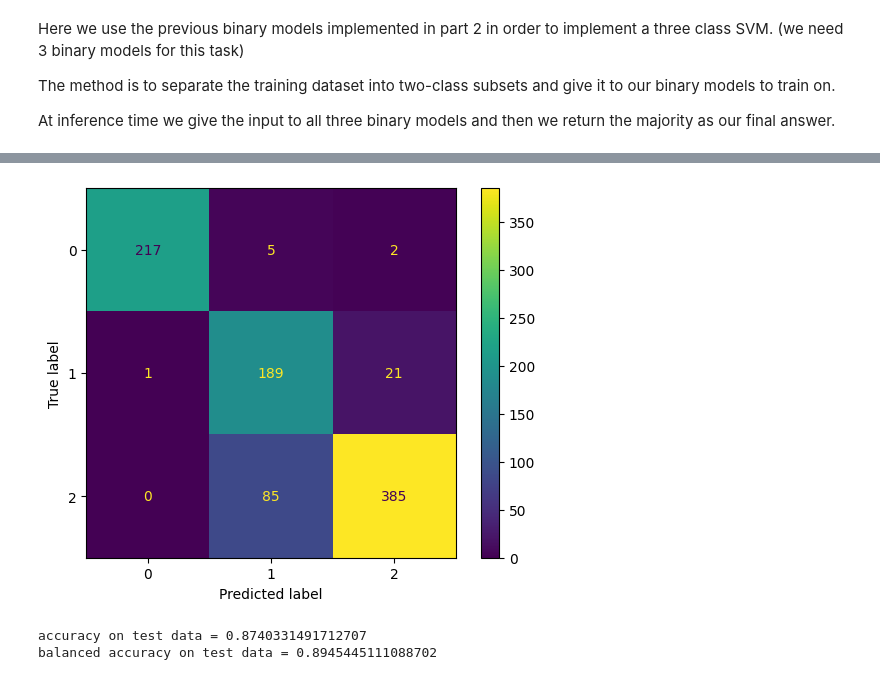
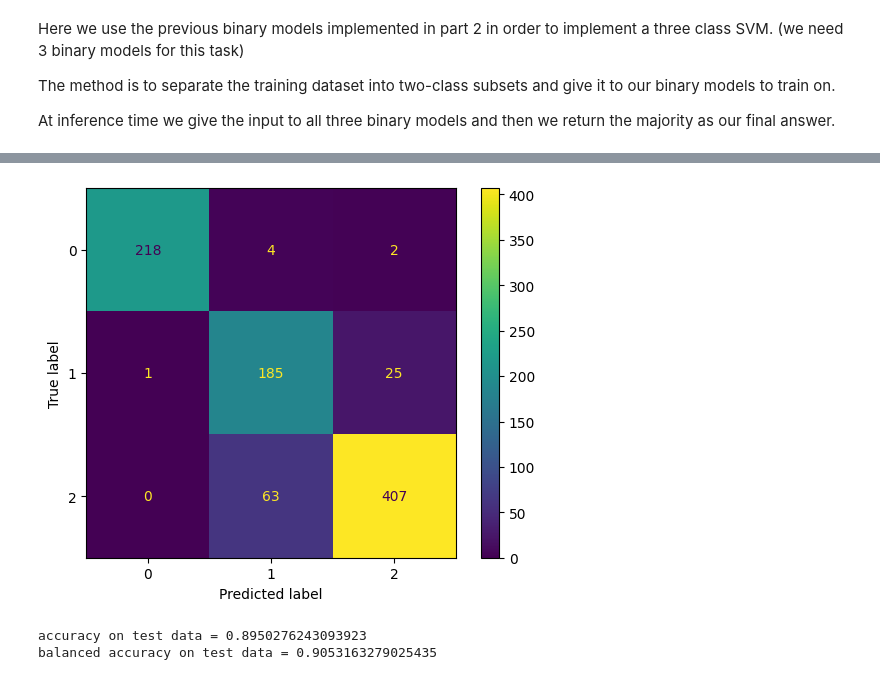
Before and after one commit to sehbeygi79/Soft-SVM, a Jupyter notebook: soft-svm.ipynb, the cells around one changed output, grey strips where cells are left out. Cells and saved outputs as stored; diff of their text form; code cells hidden in the pictures.

```diff
--- a/soft-svm.ipynb
+++ b/soft-svm.ipynb
@@ -170,11 +170,13 @@ class SoftMarginSVMKernel:
         ).squeeze()
 
     def predict(self, X):
-        return np.sign(
+        y_hat = np.sign(
             np.dot(
                 self.calc_rbf_kernel_matrix(X, self.sv_x), (self.sv_y * self.sv_alpha)
             ).squeeze()
         )
+        y_hat[y_hat == 0] = 1
+        return y_hat
 # %% [markdown]
 ## Fine Tuning Sigma
 # %%
@@ -383,0 +389,18 @@ class ThreeClassSoftSVMKernel:
+# %%
+acc_list = []
+start, end, step_size = 0.1, 1, 0.1
+sigma_list = np.arange(start, end, step_size)
+for sigma in sigma_list:
+    model = ThreeClassSoftSVMKernel(sigma=sigma)
+    model.train(X_train, y_train)
+
+    y_val_hat = model.predict(X_validation)
+    acc_list.append(get_metrics(y_validation, y_val_hat)[0])
+
+plt.plot(sigma_list, acc_list)
+plt.xlabel('sigma')
+plt.ylabel('accuracy')
+plt.show()
+
+best_sigma = sigma_list[np.argmax(acc_list)]
+print(f'best sigma based on validatoin set is: {best_sigma}')
@@ -384,13 +410,13 @@ class ThreeClassSoftSVMKernel:
 # %%
-model = ThreeClassSoftSVMKernel()
+model = ThreeClassSoftSVMKernel(sigma=best_sigma)
 model.train(X_train, y_train)
 
 y_test_hat = model.predict(X_test)
 show_conf_matrix(y_test, y_test_hat)
 acc, balanced_acc = get_metrics(y_test, y_test_hat)
 print(f'accuracy on test data = {acc}')
 print(f'balanced accuracy on test data = {balanced_acc}')
 # %% [output]
-[figure, old version]
+[figure, new version]
-accuracy on test data = 0.8740331491712707
-balanced accuracy on test data = 0.8945445111088702
+accuracy on test data = 0.8950276243093923
+balanced accuracy on test data = 0.9053163279025435
```
Also changed, not shown: parts of 4 cells of this notebook.
